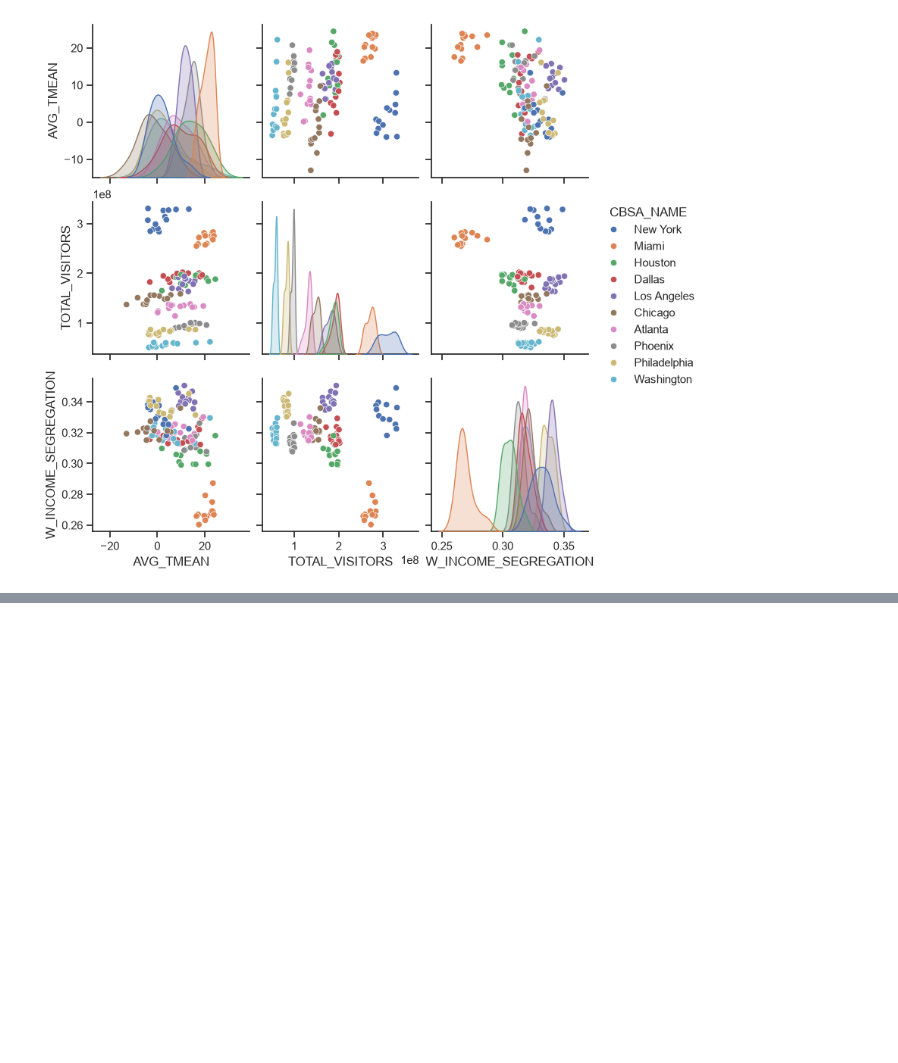
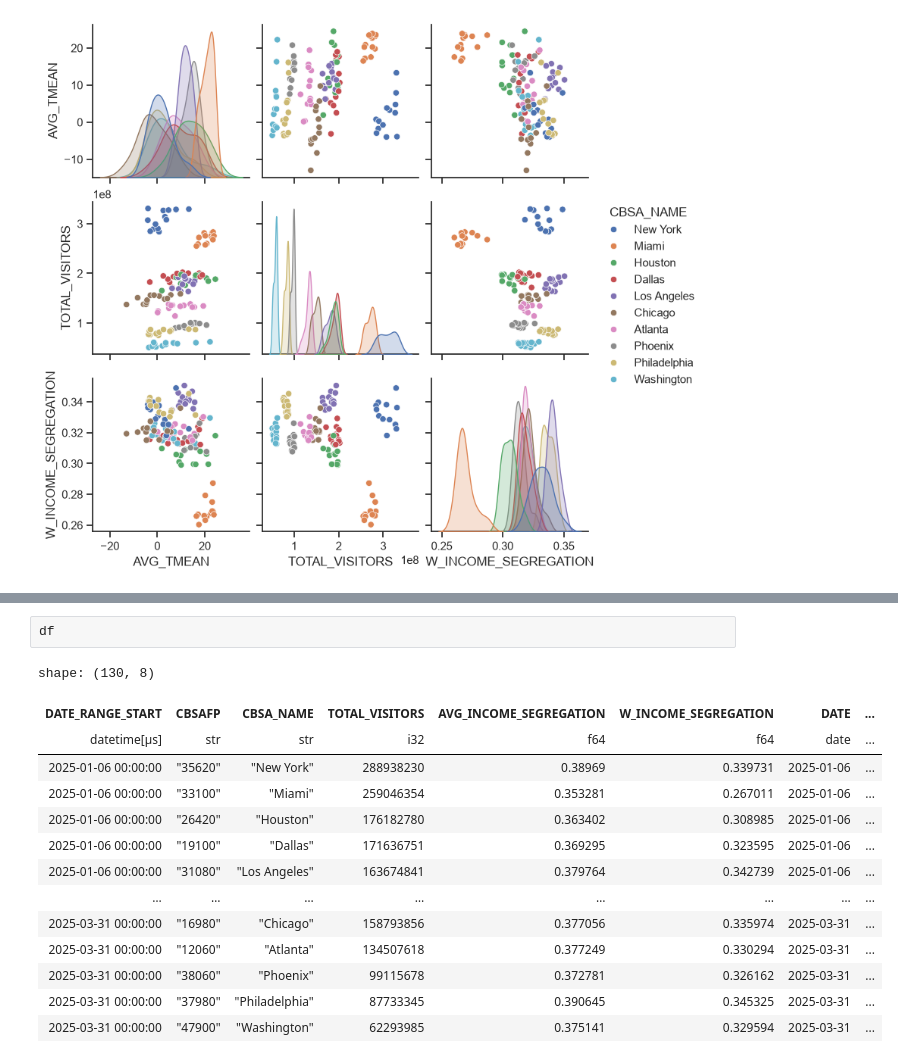
Before and after one commit to marcus-friis/weekly-patterns-plus-exploration, a Jupyter notebook: notebooks/segregation-model.ipynb, the cells around one changed output, grey strips where cells are left out. Saved outputs shown, nothing was run; the diff lists cells and outputs as text; blank space fills up the shorter version.

```diff
--- a/notebooks/segregation-model.ipynb
+++ b/notebooks/segregation-model.ipynb
@@ -351,3 +352,20 @@ Covariance Type:                cluster
 
 Notes:
 [1] Standard Errors are robust to cluster correlation (CRV1)
+# %%
+df
+# %% [output]
+shape: (130, 8)
+| DATE_RANGE_START | CBSAFP | CBSA_NAME | TOTAL_VISITORS | AVG_INCOME_SEGREGATION | W_INCOME_SEGREGATION | DATE | ... |
+| datetime[μs] | str | str | i32 | f64 | f64 | date | ... |
+| 2025-01-06 00:00:00 | "35620" | "New York" | 288938230 | 0.38969 | 0.339731 | 2025-01-06 | ... |
+| 2025-01-06 00:00:00 | "33100" | "Miami" | 259046354 | 0.353281 | 0.267011 | 2025-01-06 | ... |
+| 2025-01-06 00:00:00 | "26420" | "Houston" | 176182780 | 0.363402 | 0.308985 | 2025-01-06 | ... |
+| 2025-01-06 00:00:00 | "19100" | "Dallas" | 171636751 | 0.369295 | 0.323595 | 2025-01-06 | ... |
+| 2025-01-06 00:00:00 | "31080" | "Los Angeles" | 163674841 | 0.379764 | 0.342739 | 2025-01-06 | ... |
+| … | … | … | … | … | … | … | ... |
+| 2025-03-31 00:00:00 | "16980" | "Chicago" | 158793856 | 0.377056 | 0.335974 | 2025-03-31 | ... |
+| 2025-03-31 00:00:00 | "12060" | "Atlanta" | 134507618 | 0.377249 | 0.330294 | 2025-03-31 | ... |
+| 2025-03-31 00:00:00 | "38060" | "Phoenix" | 99115678 | 0.372781 | 0.326162 | 2025-03-31 | ... |
+| 2025-03-31 00:00:00 | "37980" | "Philadelphia" | 87733345 | 0.390645 | 0.345325 | 2025-03-31 | ... |
+| 2025-03-31 00:00:00 | "47900" | "Washington" | 62293985 | 0.375141 | 0.329594 | 2025-03-31 | ... |
```
Also changed, not shown: parts of 10 cells of this notebook.
